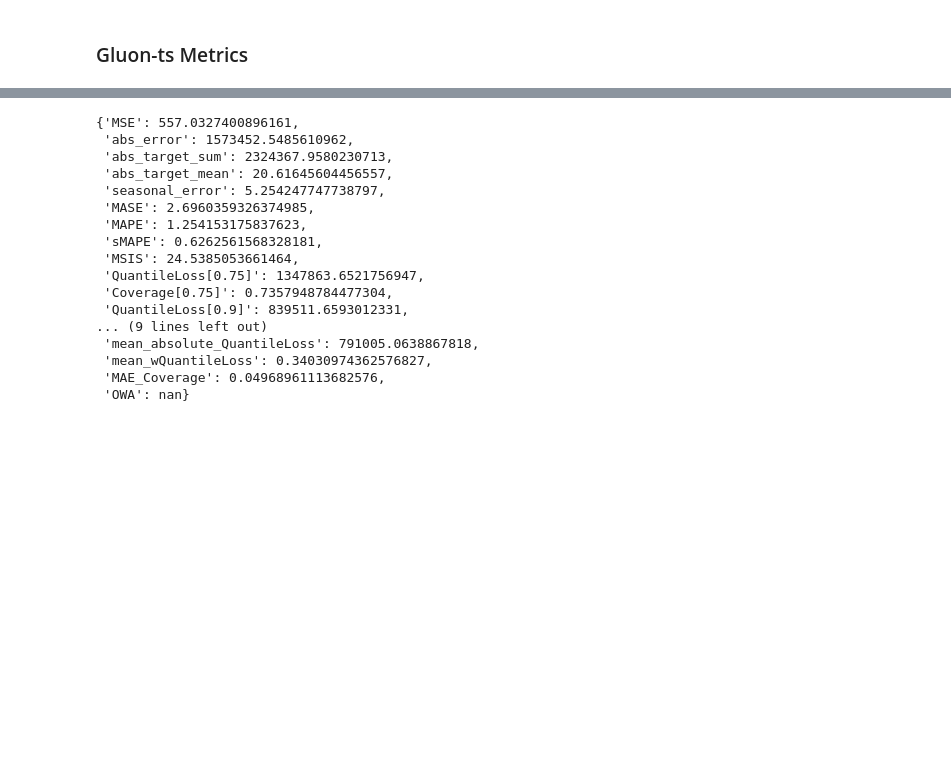
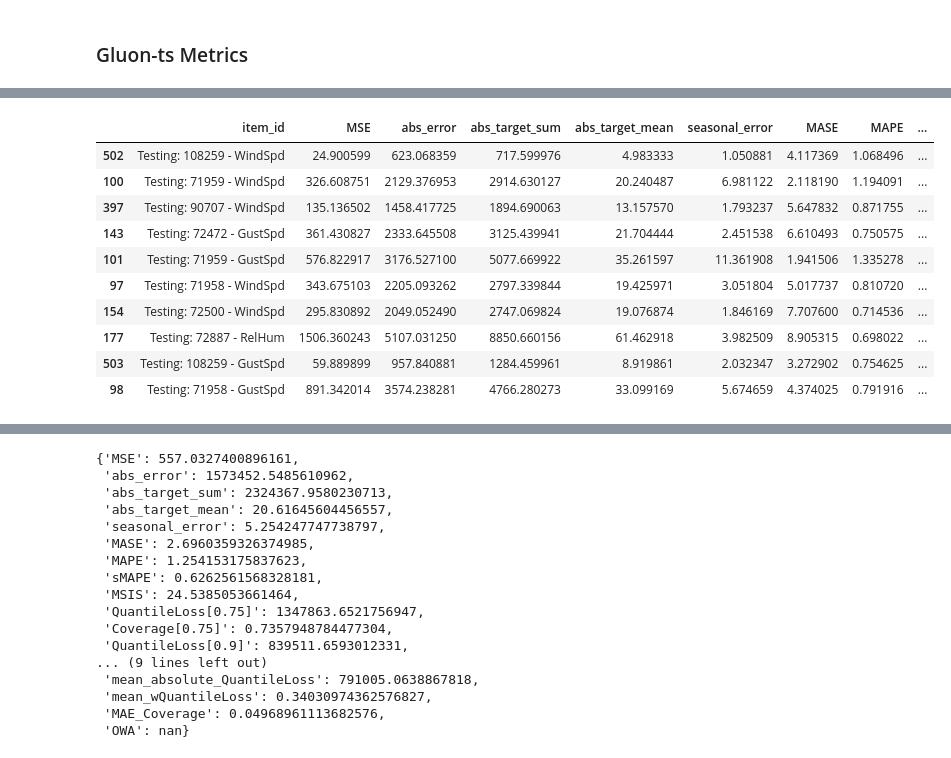
Before and after one commit to tomityrrell/psps-analysis, a Jupyter notebook: notebooks/Gluon-TS-SCE.ipynb, the cells around one changed output, grey strips where cells are left out. Drawn from its saved outputs; the diff is of its cells as text; code cells hidden in the pictures; blank space fills up the shorter version.

```diff
--- a/notebooks/Gluon-TS-SCE.ipynb
+++ b/notebooks/Gluon-TS-SCE.ipynb
@@ -352,5 +318,5 @@ all_single_test_data = ListDataset(
 forecast_all_it, ts_all_it = make_evaluation_predictions(
     dataset=all_single_test_data,  # test dataset
     predictor=predictor,  # predictor
-    num_samples=500,  # number of sample paths we want for evaluation
+    num_samples=200,  # number of sample paths we want for evaluation
 )
@@ -362,0 +392,14 @@ agg_metrics
+# %%
+item_metrics.sort_values("Coverage[0.99]")[:10]
+# %% [output]
+|  | item_id | MSE | abs_error | abs_target_sum | abs_target_mean | seasonal_error | MASE | MAPE | ... |
+| 502 | Testing: 108259 - WindSpd | 24.900599 | 623.068359 | 717.599976 | 4.983333 | 1.050881 | 4.117369 | 1.068496 | ... |
+| 100 | Testing: 71959 - WindSpd | 326.608751 | 2129.376953 | 2914.630127 | 20.240487 | 6.981122 | 2.118190 | 1.194091 | ... |
+| 397 | Testing: 90707 - WindSpd | 135.136502 | 1458.417725 | 1894.690063 | 13.157570 | 1.793237 | 5.647832 | 0.871755 | ... |
+| 143 | Testing: 72472 - GustSpd | 361.430827 | 2333.645508 | 3125.439941 | 21.704444 | 2.451538 | 6.610493 | 0.750575 | ... |
+| 101 | Testing: 71959 - GustSpd | 576.822917 | 3176.527100 | 5077.669922 | 35.261597 | 11.361908 | 1.941506 | 1.335278 | ... |
+| 97 | Testing: 71958 - WindSpd | 343.675103 | 2205.093262 | 2797.339844 | 19.425971 | 3.051804 | 5.017737 | 0.810720 | ... |
+| 154 | Testing: 72500 - WindSpd | 295.830892 | 2049.052490 | 2747.069824 | 19.076874 | 1.846169 | 7.707600 | 0.714536 | ... |
+| 177 | Testing: 72887 - RelHum | 1506.360243 | 5107.031250 | 8850.660156 | 61.462918 | 3.982509 | 8.905315 | 0.698022 | ... |
+| 503 | Testing: 108259 - GustSpd | 59.889899 | 957.840881 | 1284.459961 | 8.919861 | 2.032347 | 3.272902 | 0.754625 | ... |
+| 98 | Testing: 71958 - GustSpd | 891.342014 | 3574.238281 | 4766.280273 | 33.099169 | 5.674659 | 4.374025 | 0.791916 | ... |
```
Also changed, not shown: parts of 21 cells of this notebook, 18 other files.
